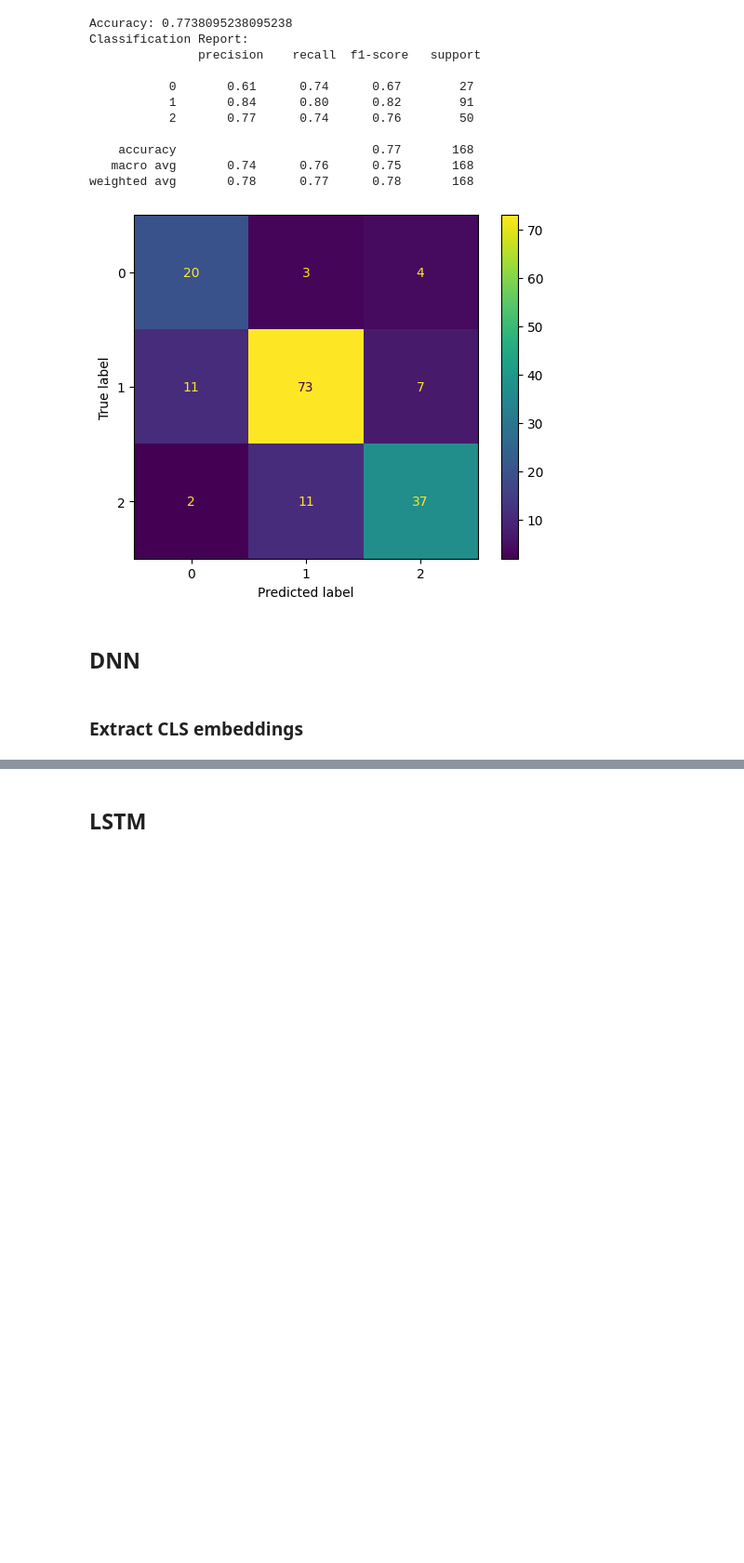
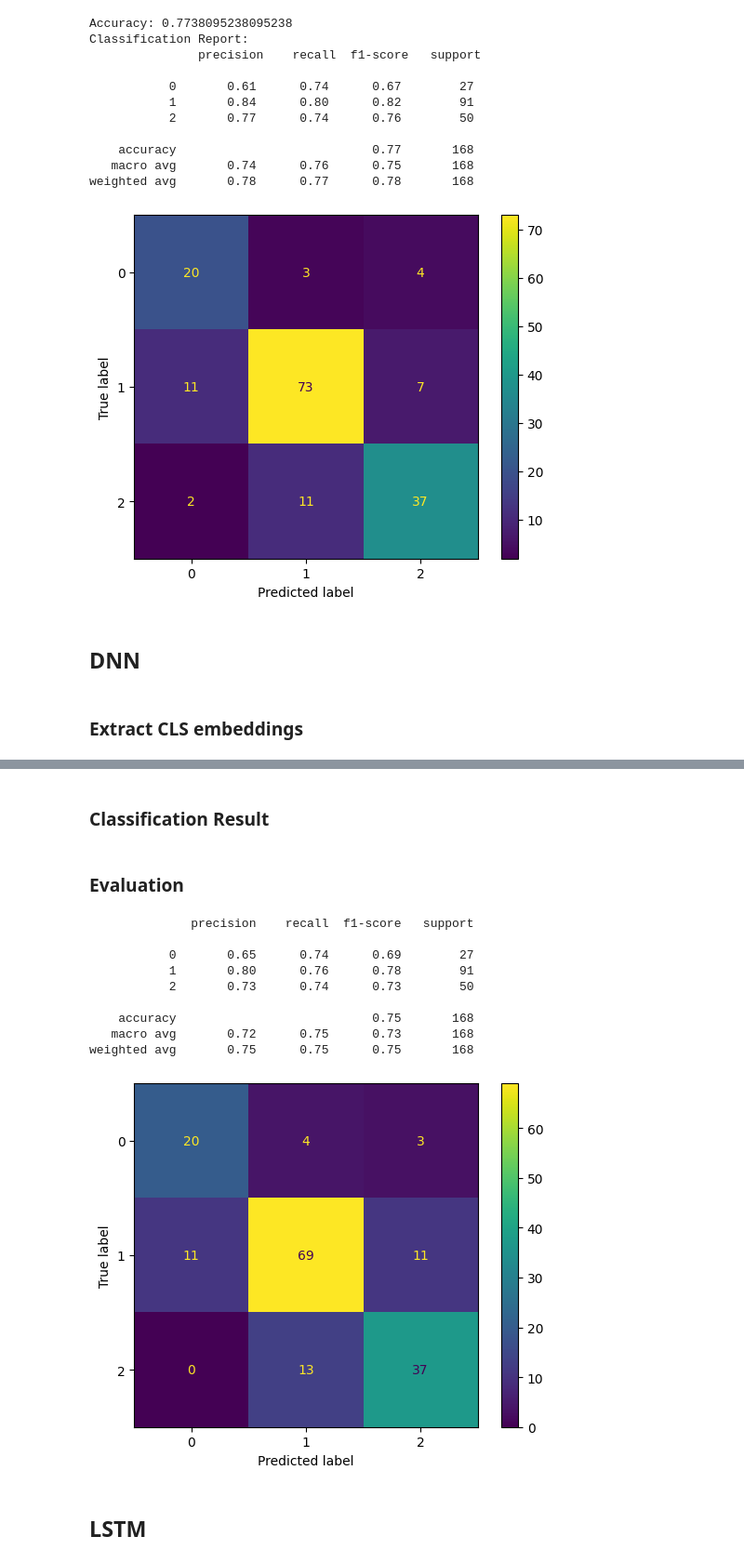
Before and after one commit to coachlivinglegend/PROG8245Project, a Jupyter notebook: Documentation.ipynb, the cells around one changed output, grey strips where cells are left out. Shown at 93% size. Cells and saved outputs as stored; diff of their text form; code cells hidden in the pictures; blank space fills up the shorter version.

Commit message:
Add DNN classifier after bert embedding
- use cls embedding as an input
- use simple dnn model

```diff
--- a/Documentation.ipynb
+++ b/Documentation.ipynb
@@ -963,0 +993,4 @@ weighted avg       0.78      0.77      0.78       168
+# %%
+# Split data into training, validation, and testing sets
+X_train_cls, X_test_cls, y_train_cls, y_test_cls = train_test_split(cls_embeddings, y_bert, test_size=0.2, random_state=42)
+X_train_cls, X_val_cls, y_train_cls, y_val_cls = train_test_split(X_train_cls, y_train_cls, test_size=0.2, random_state=42)
@@ -963,0 +1066,2 @@ weighted avg       0.78      0.77      0.78       168
+# %%
+best_model_dnn = load_model('model/best_model_dnn.hdf5')
@@ -963,0 +1070,3 @@ weighted avg       0.78      0.77      0.78       168
+# %%
+y_pred_bert_dnn = best_model_dnn.predict(X_test_cls)
+y_pred_bert_dnn.shape
@@ -964,3 +1076,27 @@ weighted avg       0.78      0.77      0.78       168
+# %% [markdown]
+### Classification Result
+# %%
+y_pred_dnn_class = y_pred_bert_dnn.argmax(axis=1)
+# %% [markdown]
+### Evaluation
+# %%
+# Confusion matrix
+cm_bert_dnn = confusion_matrix(y_test_cls, y_pred_dnn_class)
+conf_matrix_display = ConfusionMatrixDisplay(cm_bert_dnn, display_labels=clf_bert_svc.classes_)
+conf_matrix_display.plot()
+
+print(classification_report(y_test_cls, y_pred_dnn_class))
+# %% [output]
+              precision    recall  f1-score   support
+
+           0       0.65      0.74      0.69        27
+           1       0.80      0.76      0.78        91
+           2       0.73      0.74      0.73        50
+
+    accuracy                           0.75       168
+   macro avg       0.72      0.75      0.73       168
+weighted avg       0.75      0.75      0.75       168
+[figure, added]
 # %% [markdown]
 ## LSTM
 # %%
```
Also changed, not shown: parts of 17 cells of this notebook.
